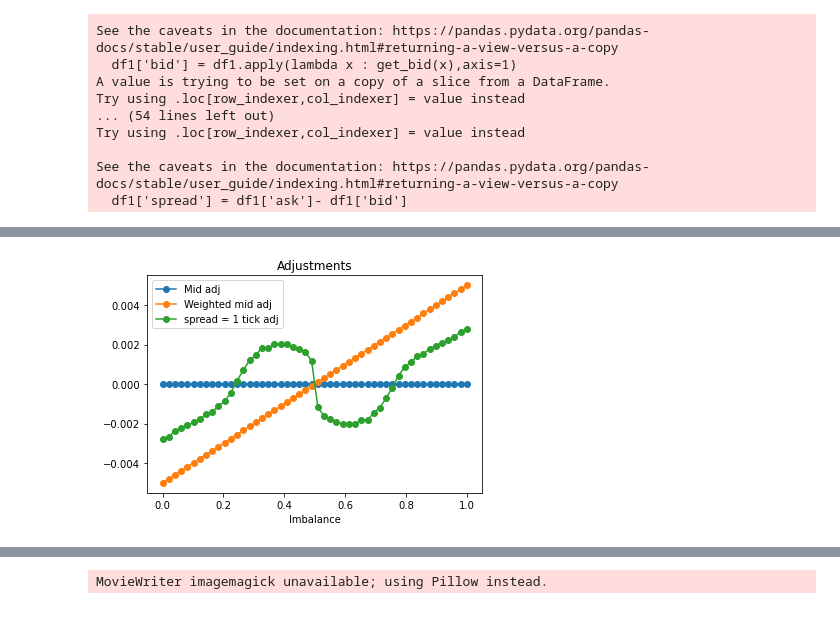
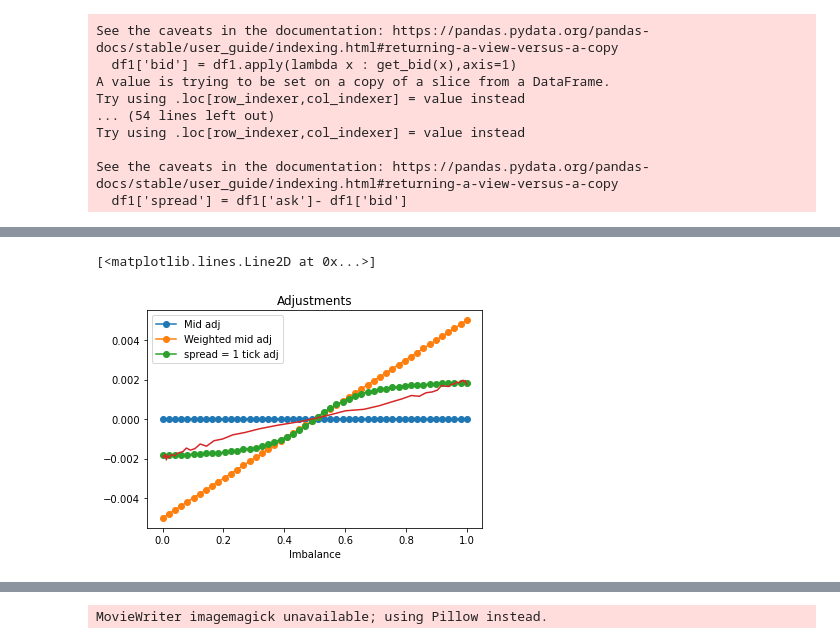
Before and after one commit to saranshss/MicroPrice, a Jupyter notebook: ZTU2_microprice.ipynb, the cells around one changed output, grey strips where cells are left out. Cells and saved outputs as stored; diff of their text form; code cells hidden in the pictures.

```diff
--- a/ZTU2_microprice.ipynb
+++ b/ZTU2_microprice.ipynb
@@ -52,7 +52,7 @@ def read_data():
 df = read_data()
 # %%
 df1 = df
-df1 = df1[["trade_side","price_same_1","price_same_2","price_same_3","price_contra_1",\
+df1 = df1[["timestamp","trade_side","price_same_1","price_same_2","price_same_3","price_contra_1",\
           "price_contra_2","price_contra_3","direct_size_same_1","direct_size_same_2","direct_size_same_3",\
           "implied_size_same_1","implied_size_same_2","implied_size_same_3",\
           "direct_size_contra_1","direct_size_contra_2","direct_size_contra_3",\
@@ -209,3 +203,0 @@ df1[['bid','ask','mid','wmid']].plot()
-# %%
-df1['spr'] = df1['ask'] - df1['bid']
-df1['spr'].mode()
@@ -222,10 +216,9 @@ def prep_data_sym(T,n_imb,dt,n_spread):
 
     #filter out spreads >= n_spread
     T = T.loc[(T.spread <= n_spread*ticksize) & (T.spread>0)]
+    T['imb']=T['bs'] /(T['bs'] + T['as'])
 
-#     T['imb']=T['bs'] /(T['bs'] + T['as'])
-
-    T['imb']=(T['bs']*np.exp(0) +  T['bs2'] * np.exp(-1) + T['bs3']* np.exp(-2))/((T['bs']*np.exp(0) +  T['bs2']* np.exp(-1) + T['bs3']* np.exp(-2) + T['as']*np.exp(0) + T['as2']* np.exp(-1) + T['as3']* np.exp(-2)))
+#     T['imb']=(T['bs']*np.exp(0) +  T['bs2'] * np.exp(-1) + T['bs3']* np.exp(-2))/((T['bs']*np.exp(0) +  T['bs2']* np.exp(-1) + T['bs3']* np.exp(-2) + T['as']*np.exp(0) + T['as2']* np.exp(-1) + T['as3']* np.exp(-2)))
     #discretize imbalance into percentiles
     T['imb_bucket'] = pd.qcut(T['imb'], n_imb, labels=False, duplicates='drop')
     T['next_mid']=T['mid'].shift(-dt)
@@ -234,7 +227,7 @@ def prep_data_sym(T,n_imb,dt,n_spread):
     T['next_time']=T['time'].shift(-dt)
     T['next_imb_bucket']=T['imb_bucket'].shift(-dt)
     # step ahead change in price
-    T['dM']=np.round((T['next_mid']-T['mid'])/ticksize*2)*ticksize/2
+    T['dM']=np.round((T['next_mid']-T['mid'])/ticksize*4)*ticksize/4
     T = T.loc[(T.dM <= ticksize*1.1) & (T.dM>=-ticksize*1.1)]
     # symetrize data
     T2 = T.copy(deep=True)
@@ -271,7 +264,7 @@ def estimate(T):
     Q=T1[:,0:(n_imb*n_spread)]
     R1=T1[:,(n_imb*n_spread):]
 
-    K=np.array([-0.01, -0.005, 0.005, 0.01])
+    K=np.array([-0.004, -0.002, 0.002, 0.004])
     move_counts=T[(T['dM']!=0)].pivot_table(index=['spread','imb_bucket'],
                      columns=['next_spread', 'next_imb_bucket'],
                      values='time',
@@ -314,8 +307,18 @@ import warnings
 warnings.simplefilter(action='ignore', category=UserWarning)
 T,ticksize=prep_data_sym(df1,n_imb,dt,n_spread)
 # %%
+D = T.copy()
+
+D["MidMove"] = np.abs(D["mid"]).shift(-10) - np.abs(D["mid"])
+tst = D[["imb","MidMove"]]
+
+tst['imb_bucket'] = pd.qcut(tst['imb'], n_imb, labels=False, duplicates='drop')
+k = tst.groupby(['imb_bucket']).mean()
+
 imb=np.linspace(0,1,n_imb)
 G1,B,Q,Q2,R1,R2,K=estimate(T)
 G6=plot_Gstar(G1,B,T)
+plt.plot(k["imb"],k["MidMove"])
 # %% [output]
+[<matplotlib.lines.Line2D at 0x...>]
-[figure, old version]
+[figure, new version]
```
Also changed, not shown: parts of 5 cells of this notebook.
